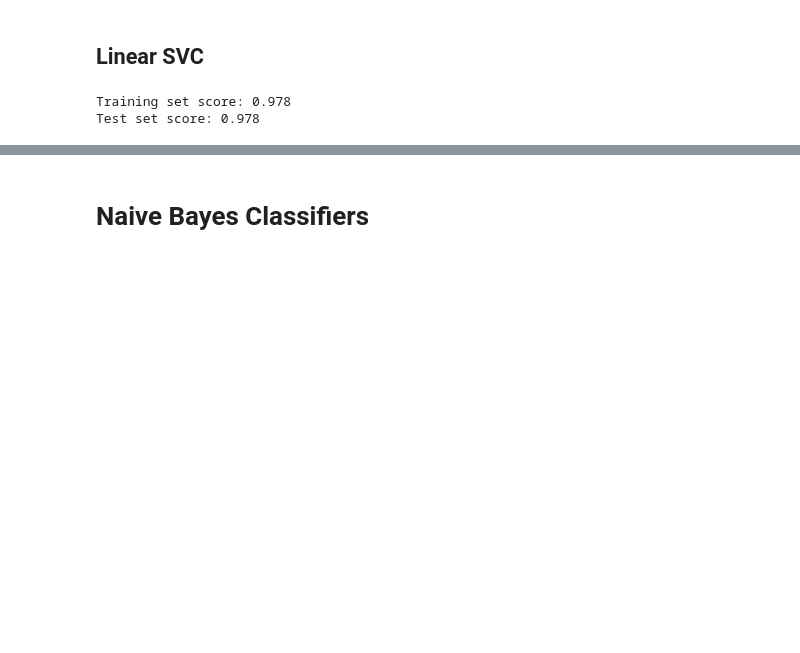
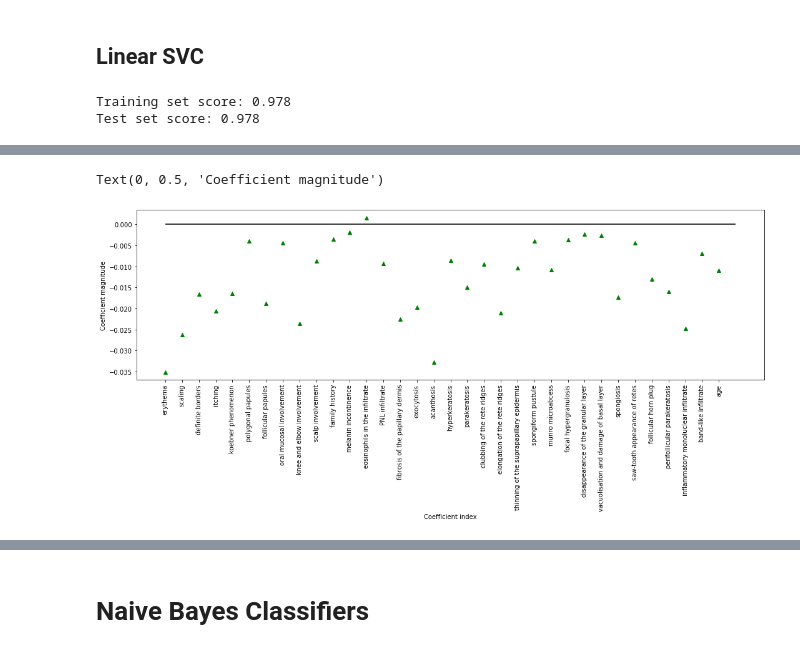
Before and after one commit to Rubas22/2021_pml_rubas, a Jupyter notebook: project/erythemato_squamous_analysis.ipynb, the cells around one changed output, grey strips where cells are left out. Cells and saved outputs as stored; diff of their text form; code cells hidden in the pictures; blank space fills up the shorter version.

```diff
--- a/project/erythemato_squamous_analysis.ipynb
+++ b/project/erythemato_squamous_analysis.ipynb
@@ -75,12 +75,12 @@ plt.ylabel("Coefficient magnitude")
 Text(0, 0.5, 'Coefficient magnitude')
 [figure]
 # %%
-average_fields=[]
+average_fields_logreg=[]
 for feature in logreg.coef_.T:
-    average_fields.append(sum(feature) / 6)
+    average_fields_logreg.append(sum(feature) / 6)
 
 plt.figure(figsize=(18, 5))
-plt.plot(average_fields, 'g^')
+plt.plot(average_fields_logreg, 'g^')
 plt.xticks(range(data.shape[1]-1), logreg.feature_names_in_, rotation=90)
 plt.hlines(0, 0, data.shape[1]-1)
 plt.xlabel("Coefficient index")
@@ -89,9 +89,9 @@ plt.ylabel("Coefficient magnitude")
 Text(0, 0.5, 'Coefficient magnitude')
 [figure]
 # %%
-max_fields=[]
+max_fields_logreg=[]
 for feature in logreg.coef_.T:
-    max_fields.append(max(feature))
+    max_fields_logreg.append(max(feature))
 
 plt.figure(figsize=(18, 5))
 plt.plot(max_fields, 'r+')
@@ -116,0 +135,14 @@ Test set score: 0.978
+# %%
+average_fields_svm=[]
+for feature in linear_svm.coef_.T:
+    average_fields_svm.append(sum(feature) / 6)
+
+plt.figure(figsize=(18, 5))
+plt.plot(average_fields_svm, 'g^')
+plt.xticks(range(data.shape[1]-1), linear_svm.feature_names_in_, rotation=90)
+plt.hlines(0, 0, data.shape[1]-1)
+plt.xlabel("Coefficient index")
+plt.ylabel("Coefficient magnitude")
+# %% [output]
+Text(0, 0.5, 'Coefficient magnitude')
+[figure, added]
```
Also changed, not shown: parts of 4 cells of this notebook.
